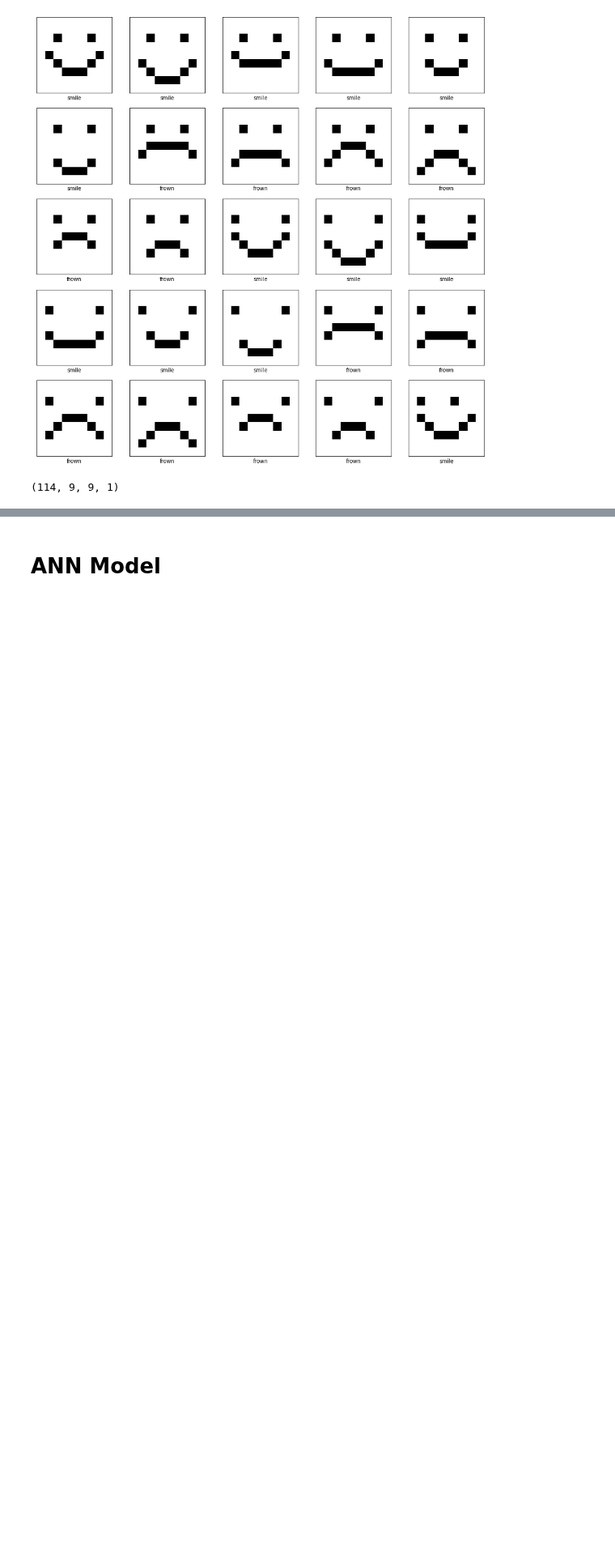
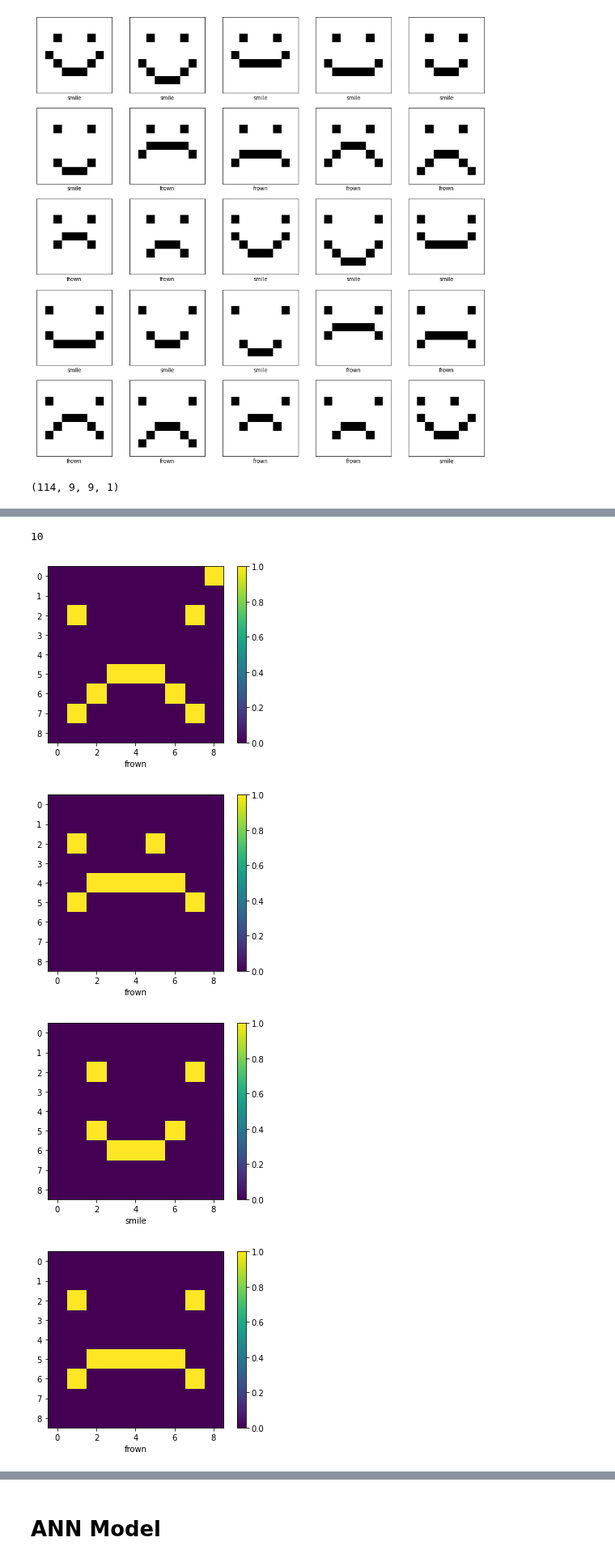
Before and after one commit to romanfen/F21DL-G6, a Jupyter notebook: Lab11_CNN.ipynb, the cells around one changed output, grey strips where cells are left out. Shown at 81% size. Cells and saved outputs as stored; diff of their text form; code cells hidden in the pictures; blank space fills up the shorter version.

Commit message:
Shuffled train/test sets

```diff
--- a/Lab11_CNN.ipynb
+++ b/Lab11_CNN.ipynb
@@ -70,0 +76,15 @@ x_train.shape
+# %%
+from sklearn.model_selection import ShuffleSplit
+
+sp = ShuffleSplit(n_splits=10, test_size=0.2, random_state=42)
+sp.get_n_splits(X)
+# %% [output]
+10
+# %%
+for train_index, test_index in sp.split(X):
+  showImage(test_index[0], test_index[0])
+# %% [output]
+[figure, added]
+[figure, added]
+[figure, added]
+[figure, added]
```
Also changed, not shown: parts of 11 cells of this notebook.
